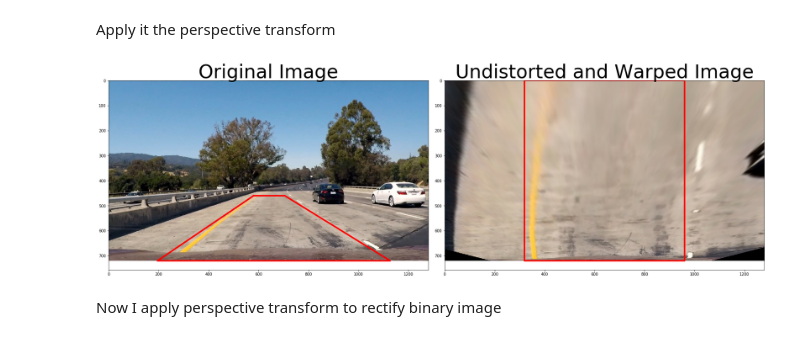
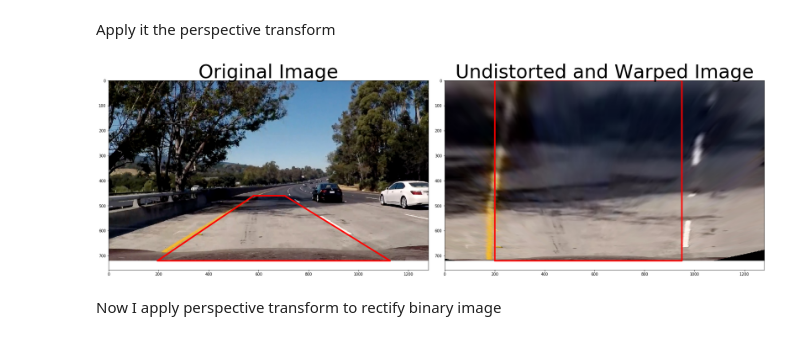
Before and after one commit to pablosaurasperez/CarND-Advanced-Lane-Lines, a Jupyter notebook: P4_AdvancedLaneFinding.ipynb, the cells around one changed output. Drawn from its saved outputs; the diff is of its cells as text; code cells hidden in the pictures.

Commit message:
all test passed...do class line, smooth,...

```diff
--- a/P4_AdvancedLaneFinding.ipynb
+++ b/P4_AdvancedLaneFinding.ipynb
@@ -102,7 +102,7 @@ ax2.set_title('Undistorted Image', fontsize=30)
 ## 2. Apply a distortion correction to raw images
 # %%
 # Test undistortion on an image
-img = cv2.imread('test_images/straight_lines2.jpg')
+img = cv2.imread('test_images/test6.jpg')
 img = cv2.cvtColor(img, cv2.COLOR_BGR2RGB)
 
 #Calculate distortion coefficients
@@ -235,10 +264,10 @@ def corners_unwarp(img, mtx, dist):
 
     #destination points (a rectangle)
     dst = np.float32(
-    [[320, 0],
-     [320, 720],
-     [960, 720],
-     [960, 0]])
+    [[200, 0],
+     [200, 720],
+     [950, 720],
+     [950, 0]])
 
     # use cv2.getPerspectiveTransform() to get M, the transform matrix
     M = cv2.getPerspectiveTransform(src, dst)
@@ -254,28 +283,28 @@ def corners_unwarp(img, mtx, dist):
 Apply it the perspective transform
 # %%
 # Test on an image where lines are straight
-img = cv2.imread('test_images/test1.jpg')
+img = cv2.imread('test_images/test5.jpg')
 
 top_down, perspective_M, perspective_Minv, src, dst = corners_unwarp(img, mtx, dist)
 
 x_src = [src[0][0], src[1][0], src[2][0], src[3][0], src[0][0]]
 y_src = [src[0][1], src[1][1], src[2][1], src[3][1], src[0][1]]
 
 x_dst = [dst[0][0], dst[1][0], dst[2][0], dst[3][0], dst[0][0]]
 y_dst = [dst[0][1], dst[1][1], dst[2][1], dst[3][1], dst[0][1]]
 
 f, (ax1, ax2) = plt.subplots(1, 2, figsize=(24, 9))
 f.tight_layout()
 ax1.imshow(cv2.cvtColor(img, cv2.COLOR_BGR2RGB))
 ax1.plot(x_src, y_src, 'r-', lw=4)
 ax1.set_title('Original Image', fontsize=50)
 
 ax2.imshow(cv2.cvtColor(top_down, cv2.COLOR_BGR2RGB))
 ax2.plot(x_dst, y_dst, 'r-', lw=4)
 ax2.set_title('Undistorted and Warped Image', fontsize=50)
 plt.subplots_adjust(left=0., right=1, top=0.9, bottom=0.)
 # %% [output]
-[figure, old version]
+[figure, new version]
 # %% [markdown]
 Now I apply perspective transform to rectify binary image
 # %%
```
Also changed, not shown: parts of 15 cells of this notebook.
